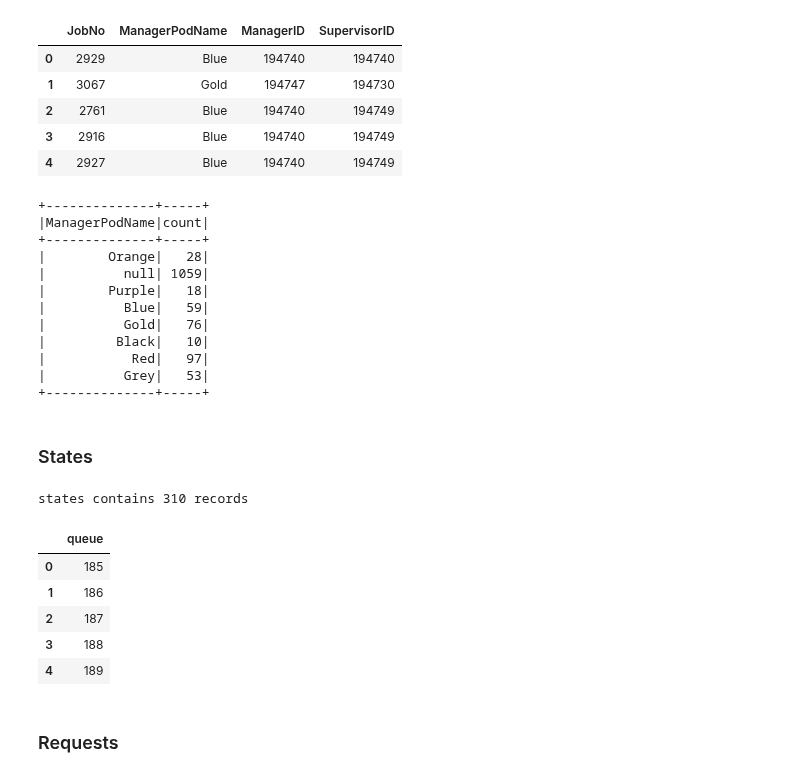
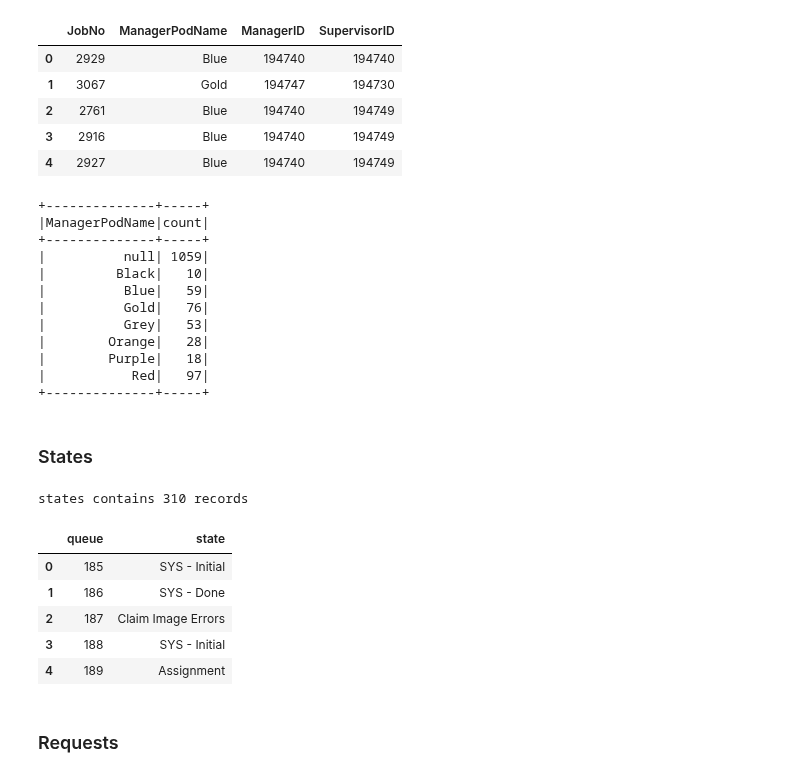
Before and after one commit to cpassorelli/call-reports, a Jupyter notebook: ipython/requests-data-warehouse-integration-exploration.ipynb, the cells around one changed output. Saved outputs shown, nothing was run; the diff lists cells and outputs as text; code cells hidden in the pictures.

Commit message:
requests table updated

```diff
--- a/ipython/requests-data-warehouse-integration-exploration.ipynb
+++ b/ipython/requests-data-warehouse-integration-exploration.ipynb
@@ -262,44 +226,45 @@ jobs contains 1,400 records
 | 3 | 2916 | Blue | 194740 | 194749 |
 | 4 | 2927 | Blue | 194740 | 194749 |
 # %%
-jobs.groupBy('ManagerPodName').count().show()
+jobs.groupBy('ManagerPodName').count().orderBy('ManagerPodName').show()
 # %% [output]
 +--------------+-----+
 |ManagerPodName|count|
 +--------------+-----+
-|        Orange|   28|
 |          null| 1059|
-|        Purple|   18|
+|         Black|   10|
 |          Blue|   59|
 |          Gold|   76|
-|         Black|   10|
+|          Grey|   53|
+|        Orange|   28|
+|        Purple|   18|
 |           Red|   97|
-|          Grey|   53|
 +--------------+-----+
 # %% [markdown]
 ### States
 # %%
 path = os.path.join(BRONZE, 'States')
 
 states = spark.read.parquet(path)
 
 print(f'states contains {states.count():,} records')
 (
     states
     .selectExpr(
-        'statenum as queue'
+        'statenum as queue',
+        'statename as state'
     )
     .limit(5)
     .toPandas()
 )
 # %% [output]
 states contains 310 records
-|  | queue |
-| 0 | 185 |
-| 1 | 186 |
-| 2 | 187 |
-| 3 | 188 |
-| 4 | 189 |
+|  | queue | state |
+| 0 | 185 | SYS - Initial |
+| 1 | 186 | SYS - Done |
+| 2 | 187 | Claim Image Errors |
+| 3 | 188 | SYS - Initial |
+| 4 | 189 | Assignment |
 # %% [markdown]
 ### Requests
 # %%
```
Also changed, not shown: parts of 24 cells of this notebook, 1 other file.
